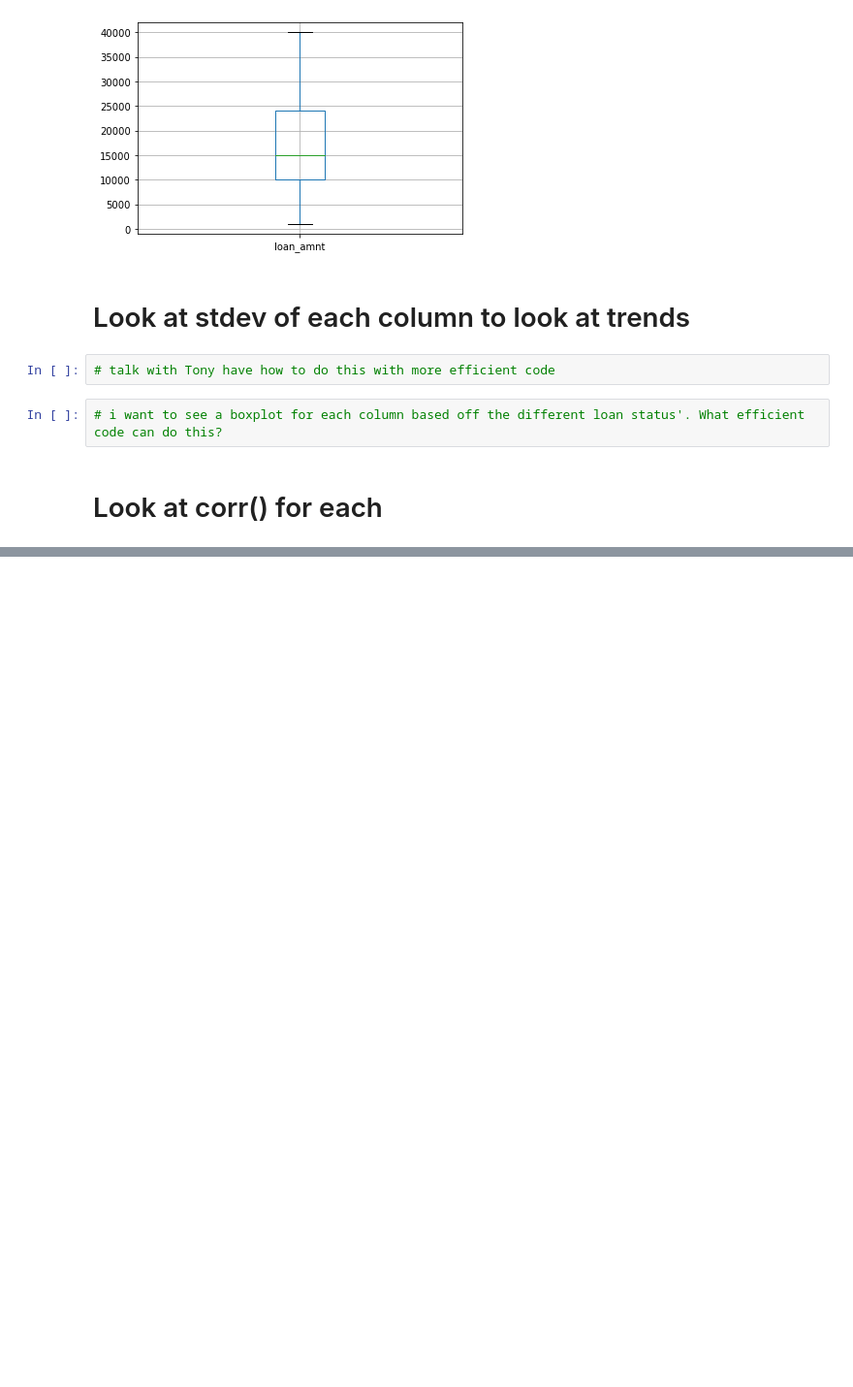
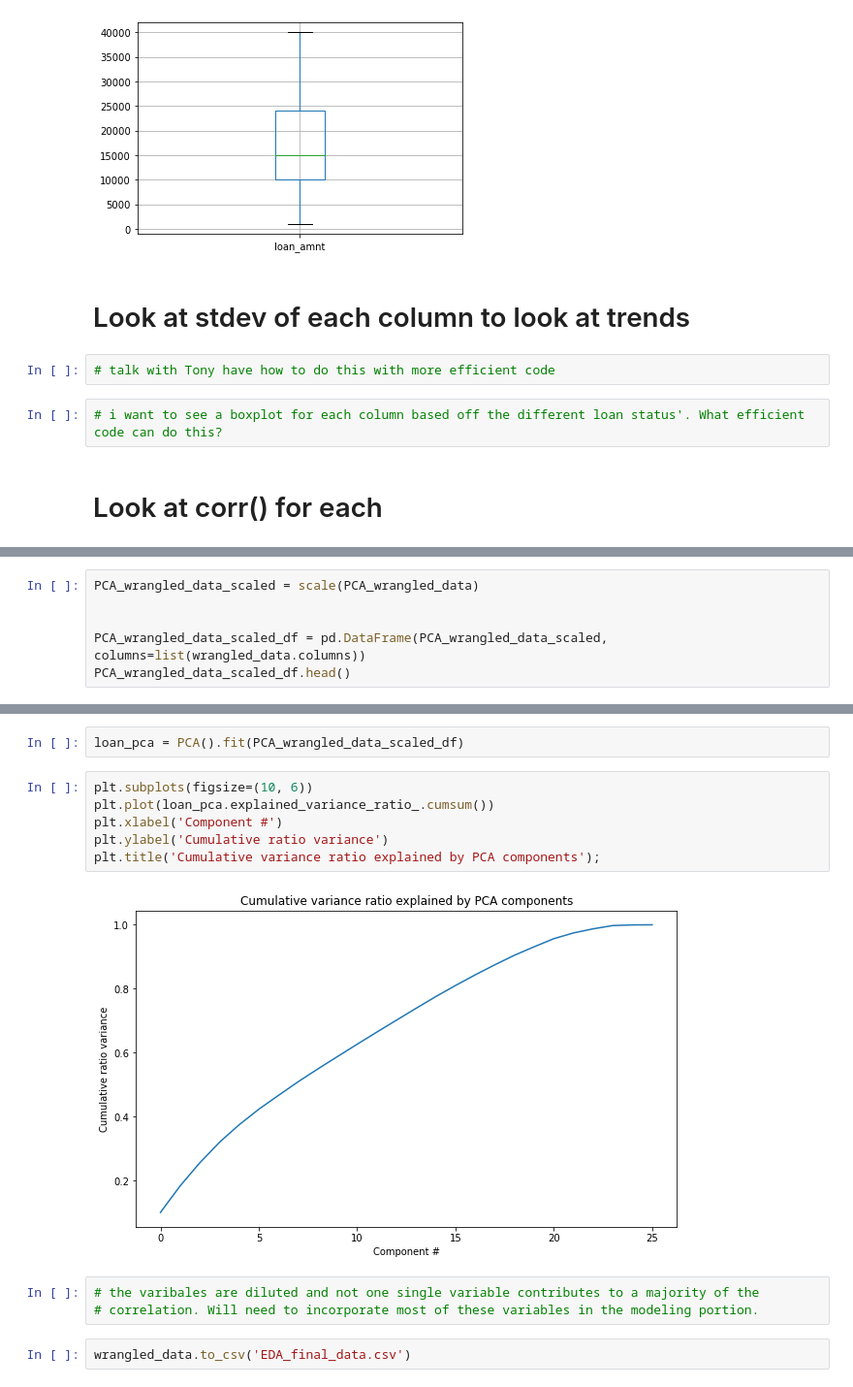
Before and after one commit to jjobes90/Loan-Approval, a Jupyter notebook: EDA_second_capstone.ipynb, the cells around one changed output, grey strips where cells are left out. Shown: that part at 97% size. Cells and saved outputs as stored; diff of their text form; blank space fills up the shorter version.

```diff
--- a/EDA_second_capstone.ipynb
+++ b/EDA_second_capstone.ipynb
@@ -220,0 +236,6 @@ wrangled_data.corr()
+# %%
+PCA_wrangled_data_scaled = scale(PCA_wrangled_data)
+
+
+PCA_wrangled_data_scaled_df = pd.DataFrame(PCA_wrangled_data_scaled, columns=list(wrangled_data.columns))
+PCA_wrangled_data_scaled_df.head()
@@ -220,0 +289,15 @@ wrangled_data.corr()
+# %%
+loan_pca = PCA().fit(PCA_wrangled_data_scaled_df)
+# %%
+plt.subplots(figsize=(10, 6))
+plt.plot(loan_pca.explained_variance_ratio_.cumsum())
+plt.xlabel('Component #')
+plt.ylabel('Cumulative ratio variance')
+plt.title('Cumulative variance ratio explained by PCA components');
+# %% [output]
+[figure, added]
+# %%
+# the varibales are diluted and not one single variable contributes to a majority of the
+# correlation. Will need to incorporate most of these variables in the modeling portion.
+# %%
+wrangled_data.to_csv('EDA_final_data.csv')
```
Also changed, not shown: parts of 8 cells of this notebook.
